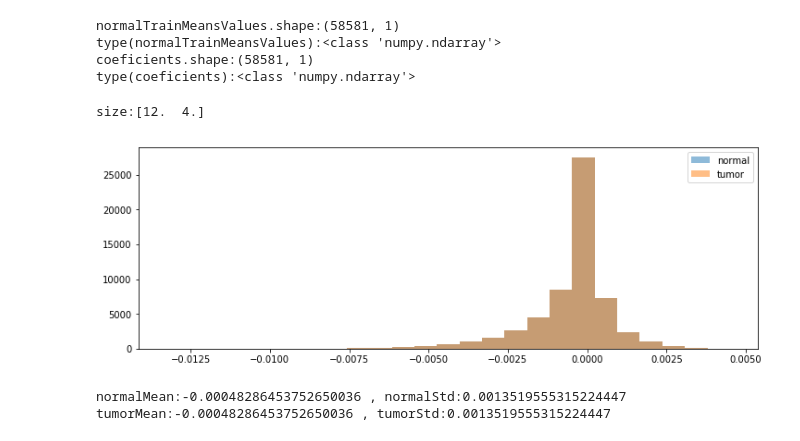
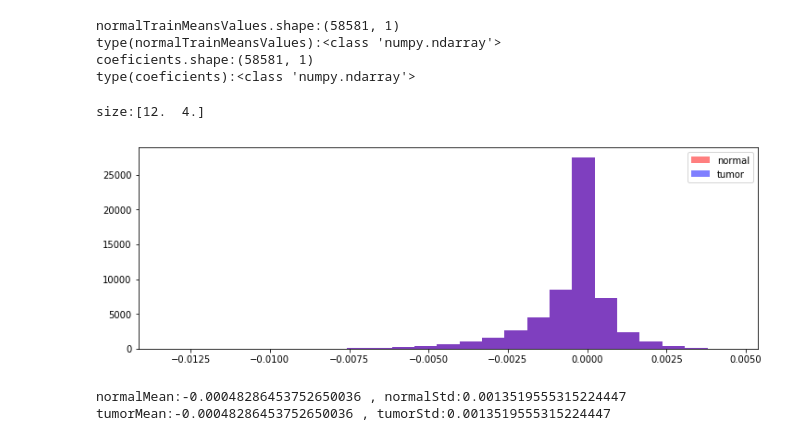
Before and after one commit to AEDWIP/BME-230a, a Jupyter notebook: simpleModelFeatureSelection.ipynb, the cells around one changed output. Saved outputs shown, nothing was run; the diff lists cells and outputs as text; code cells hidden in the pictures.

```diff
--- a/simpleModelFeatureSelection.ipynb
+++ b/simpleModelFeatureSelection.ipynb
@@ -325,20 +316,21 @@ type(coeficients):<class 'numpy.ndarray'>
 # %%
 # bins = numpy.linspace(-10, 10, 100)
 
 fig = plt.gcf()
 fig.set_size_inches(12,4)
 numBins=25
-plt.hist(normalContribution, bins=numBins, alpha=0.5, label='normal')
-plt.hist(tumorContribution, bins=numBins, alpha=0.5, label='tumor')
+# color=['crimson', 'burlywood', 'chartreuse'],
+plt.hist(normalContribution, bins=numBins, alpha=0.5, color=['red'], label='normal')
+plt.hist(tumorContribution, bins=numBins, alpha=0.5, color=['blue'], label='tumor')
 plt.legend(loc='upper right')
 
 fig = plt.gcf()
 size = fig.get_size_inches()*fig.dpi # size in pixels
 print("size:{} ".format(size/72)) #pixels / inch = 72
 plt.show()
 # %% [output]
 size:[12.  4.]
-[figure, old version]
+[figure, new version]
 # %%
 # calculate describtive stats across all the gene average contributions
 normalStd = np.std(normalContribution)
```
Also changed, not shown: parts of 13 cells of this notebook.
